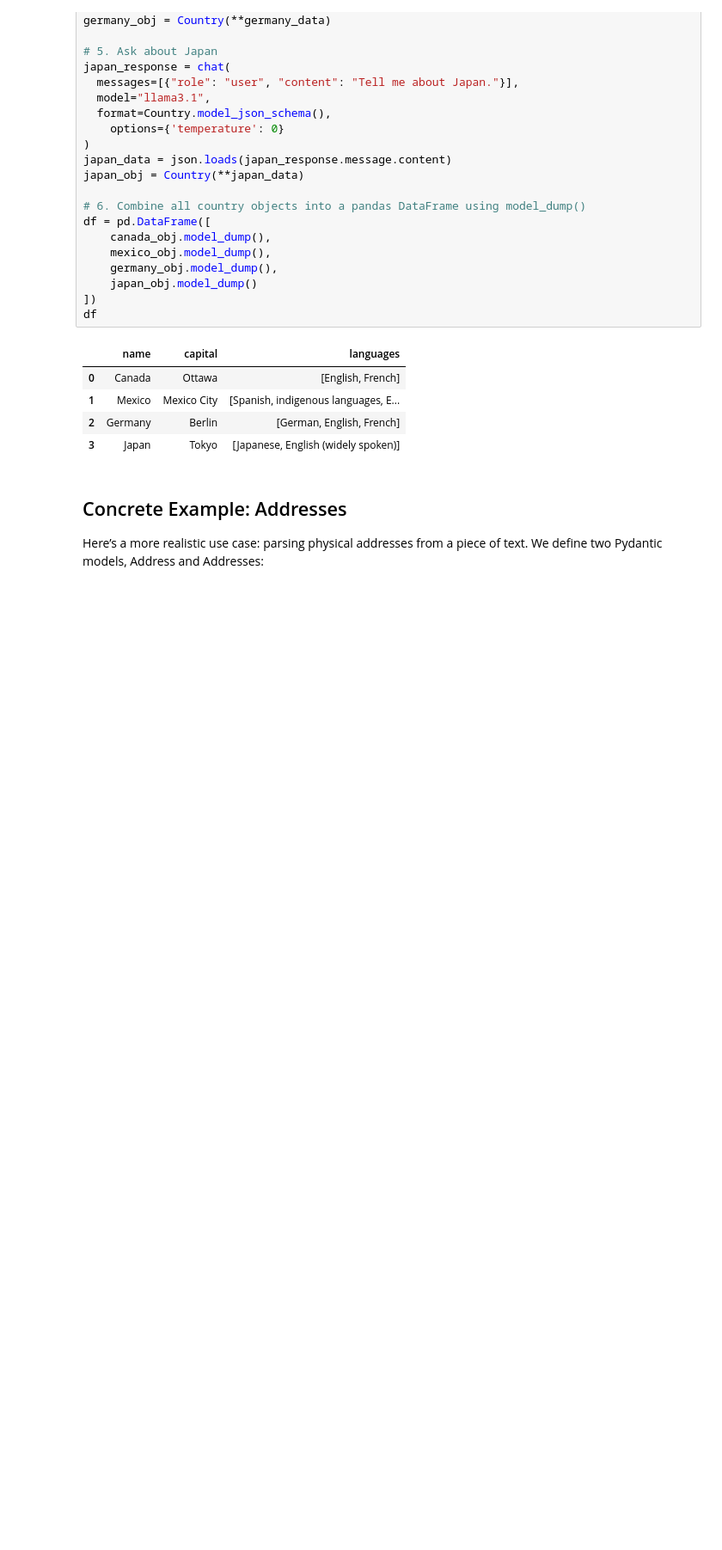
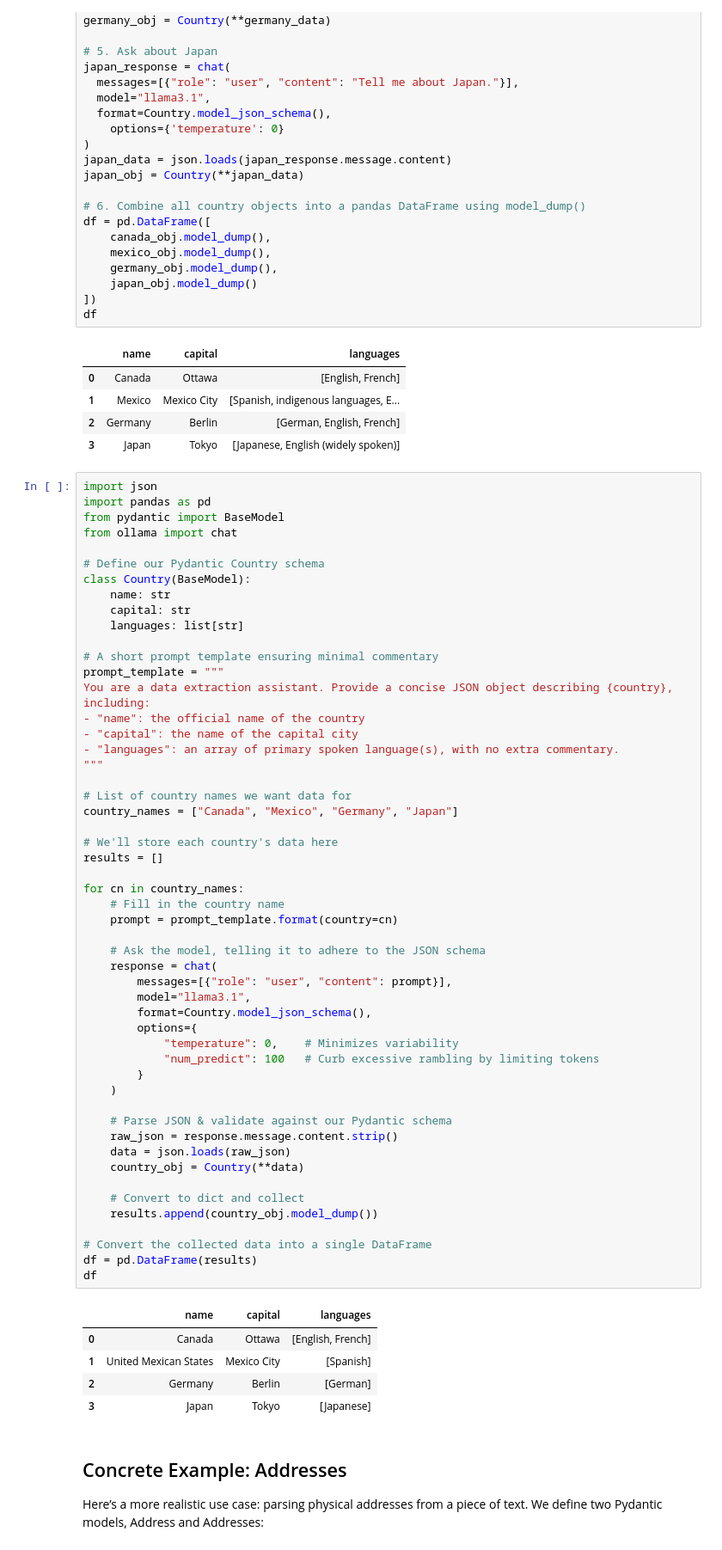
Before and after one commit to hananather/LLM-notes, a Jupyter notebook: Structured Extraction.ipynb, the cells around one changed output. Shown: that part at 86% size. Cells and saved outputs as stored; diff of their text form; blank space fills up the shorter version.

```diff
--- a/Structured Extraction.ipynb
+++ b/Structured Extraction.ipynb
@@ -247,6 +247,64 @@ df
 | 1 | Mexico | Mexico City | [Spanish, indigenous languages, E... |
 | 2 | Germany | Berlin | [German, English, French] |
 | 3 | Japan | Tokyo | [Japanese, English (widely spoken)] |
+# %%
+import json
+import pandas as pd
+from pydantic import BaseModel
+from ollama import chat
+
+# Define our Pydantic Country schema
+class Country(BaseModel):
+    name: str
+    capital: str
+    languages: list[str]
+
+# A short prompt template ensuring minimal commentary
+prompt_template = """
+You are a data extraction assistant. Provide a concise JSON object describing {country}, including:
+- "name": the official name of the country
+- "capital": the name of the capital city
+- "languages": an array of primary spoken language(s), with no extra commentary.
+"""
+
+# List of country names we want data for
+country_names = ["Canada", "Mexico", "Germany", "Japan"]
+
+# We'll store each country's data here
+results = []
+
+for cn in country_names:
+    # Fill in the country name
+    prompt = prompt_template.format(country=cn)
+
+    # Ask the model, telling it to adhere to the JSON schema
+    response = chat(
+        messages=[{"role": "user", "content": prompt}],
+        model="llama3.1",
+        format=Country.model_json_schema(),
+        options={
+            "temperature": 0,    # Minimizes variability
+            "num_predict": 100   # Curb excessive rambling by limiting tokens
+        }
+    )
+
+    # Parse JSON & validate against our Pydantic schema
+    raw_json = response.message.content.strip()
+    data = json.loads(raw_json)
+    country_obj = Country(**data)
+
+    # Convert to dict and collect
+    results.append(country_obj.model_dump())
+
+# Convert the collected data into a single DataFrame
+df = pd.DataFrame(results)
+df
+# %% [output]
+|  | name | capital | languages |
+| 0 | Canada | Ottawa | [English, French] |
+| 1 | United Mexican States | Mexico City | [Spanish] |
+| 2 | Germany | Berlin | [German] |
+| 3 | Japan | Tokyo | [Japanese] |
 # %% [markdown]
 ## Concrete Example: Addresses
 Here’s a more realistic use case: parsing physical addresses from a piece of text. We define two Pydantic models, Address and Addresses:
```
Also changed, not shown: parts of 6 cells of this notebook.
